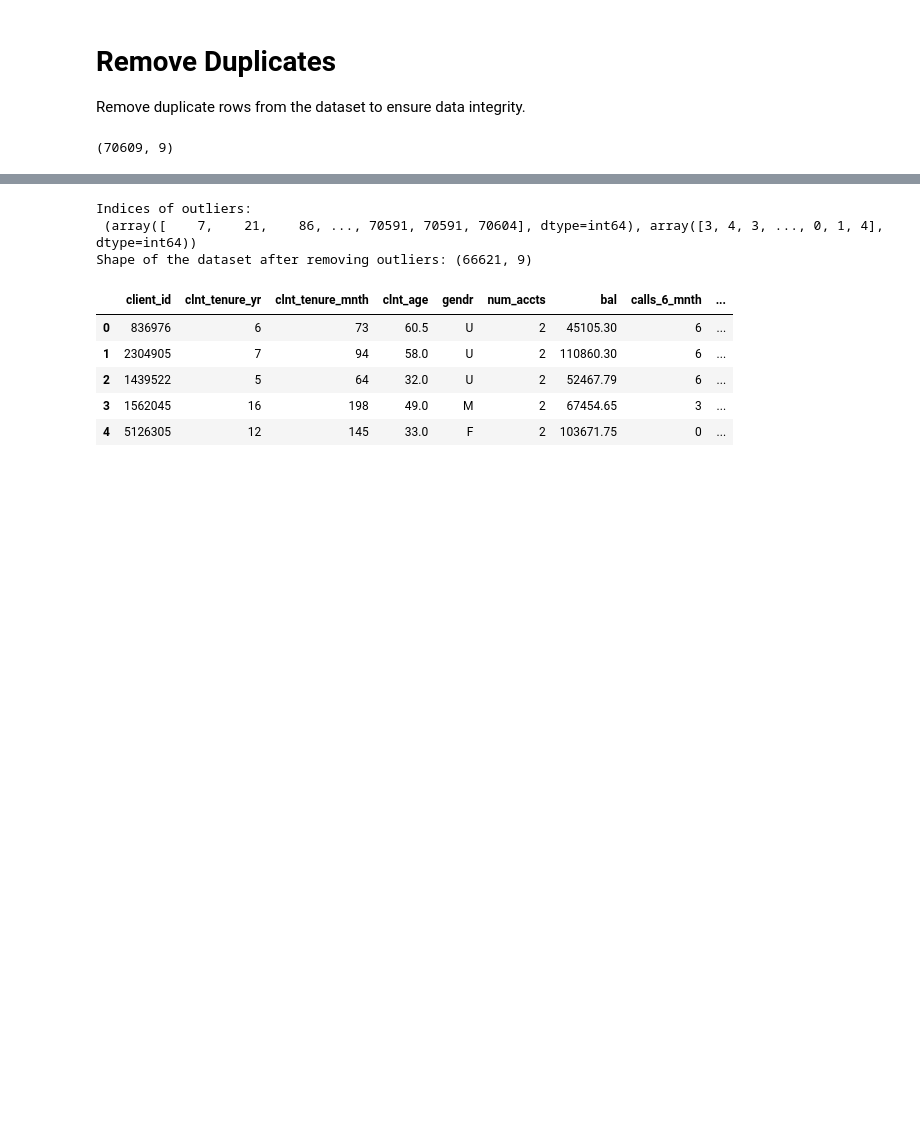
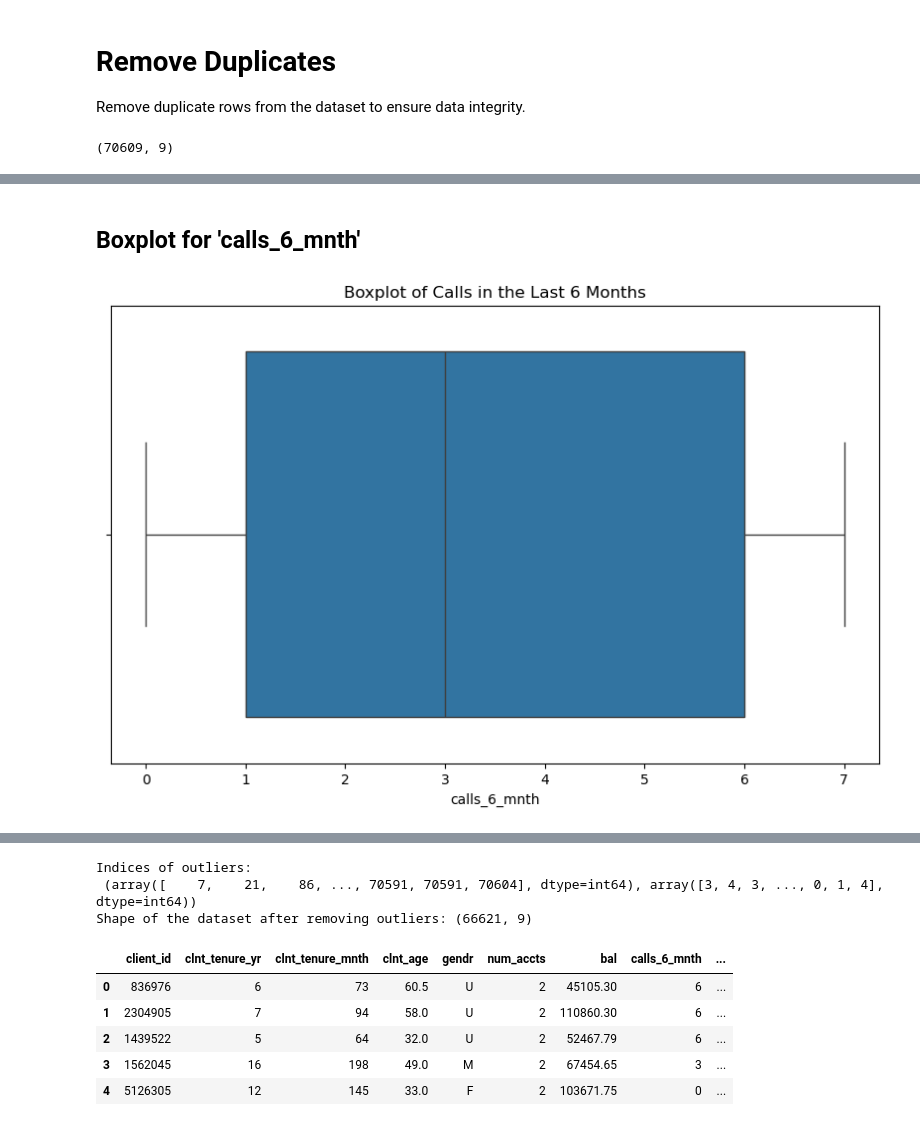
Before and after one commit to jesuserro/eda-testing-vanguard, a Jupyter notebook: src/clients_clean.ipynb, the cells around one changed output, grey strips where cells are left out. Drawn from its saved outputs; the diff is of its cells as text; code cells hidden in the pictures; blank space fills up the shorter version.

```diff
--- a/src/clients_clean.ipynb
+++ b/src/clients_clean.ipynb
@@ -179,0 +211,9 @@ df.shape
+# %% [markdown]
+## Boxplot for 'calls_6_mnth'
+# %%
+plt.figure(figsize=(10, 6))
+sns.boxplot(x=df['calls_6_mnth'])
+plt.title('Boxplot of Calls in the Last 6 Months')
+plt.show()
+# %% [output]
+[figure, added]
```
Also changed, not shown: parts of 10 cells of this notebook.
